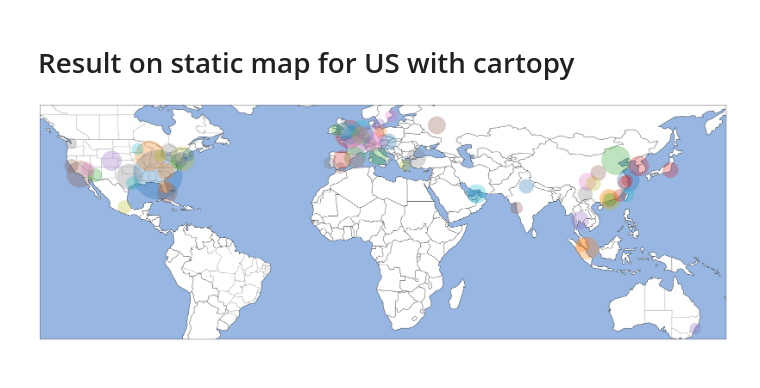
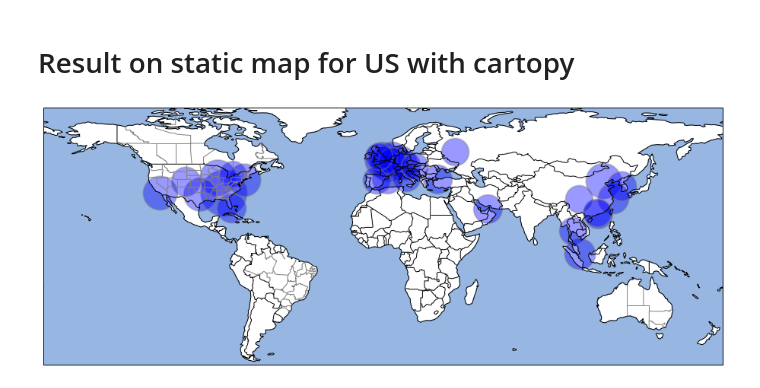
Before and after one commit to Rhizome23/aircraft-project, a Jupyter notebook: airport_number_routes.ipynb, the cells around one changed output. Cells and saved outputs as stored; diff of their text form; code cells hidden in the pictures.

```diff
--- a/airport_number_routes.ipynb
+++ b/airport_number_routes.ipynb
@@ -108,7 +96,7 @@ traffic_final.sort_values(['sumtraffic'], ascending=[0])
 | 5653 | Lodja Airport | -3.417000 | 23.450001 | 1 |
 3181 rows × 4 columns
 # %%
-traffic_final= traffic_final.loc[traffic_final['sumtraffic'] > 400].sort_values(['sumtraffic'],ascending = False)
+traffic_final= traffic_final.loc[traffic_final['sumtraffic'] > 600].sort_values(['sumtraffic'],ascending = False)
 traffic_final.head()
 # %% [output]
 |  | name | lat | long | sumtraffic |
@@ -140,32 +156,28 @@ m
 # %%
 import cartopy.crs as ccrs
 import cartopy.feature as cfeature
 import numpy as np
-#import matplotlib.colors
-
-
-#colors=["red", "gold", "limegreen"]
-#cmap = matplotlib.colors.ListedColormap(colors)
+import matplotlib.colors
 
 states_provinces = cfeature.NaturalEarthFeature(
         category='cultural',
         name='admin_1_states_provinces_lines',
         scale='50m',
         facecolor='none')
 
 
-fig = plt.figure(figsize=(256,16))
+fig = plt.figure(figsize=(16,8))
 ax = fig.add_subplot(1, 1, 1, projection=ccrs.PlateCarree())
-#ax.set_extent([-30, 120, 30, 50])
+ax.set_extent([-110, 110, -28, 60])
 #ax.set_extent([-128, -62, 20, 50])
-
 
 ax.add_feature(cfeature.OCEAN)
 ax.add_feature(cfeature.COASTLINE)
 ax.add_feature(cfeature.BORDERS)
 ax.add_feature(states_provinces, edgecolor='gray')
 for index, row in traffic_final.iterrows():
-     ax.plot(row.long, row.lat, '.',alpha=0.3, markersize=row.sumtraffic/5,
-          linewidth=3, linestyle='None' )
+     #ax.plot(row.long, row.lat, '.',alpha=0.3, markersize=row.sumtraffic/5,
+      #    linewidth=3, linestyle='None' )*
+     ax.scatter(row.long, row.lat, s=row.sumtraffic*2, c='blue', alpha=0.4, edgecolors="grey", linewidth=2)
 # %% [output]
-[figure, old version]
+[figure, new version]
```
Also changed, not shown: parts of 3 cells of this notebook.
